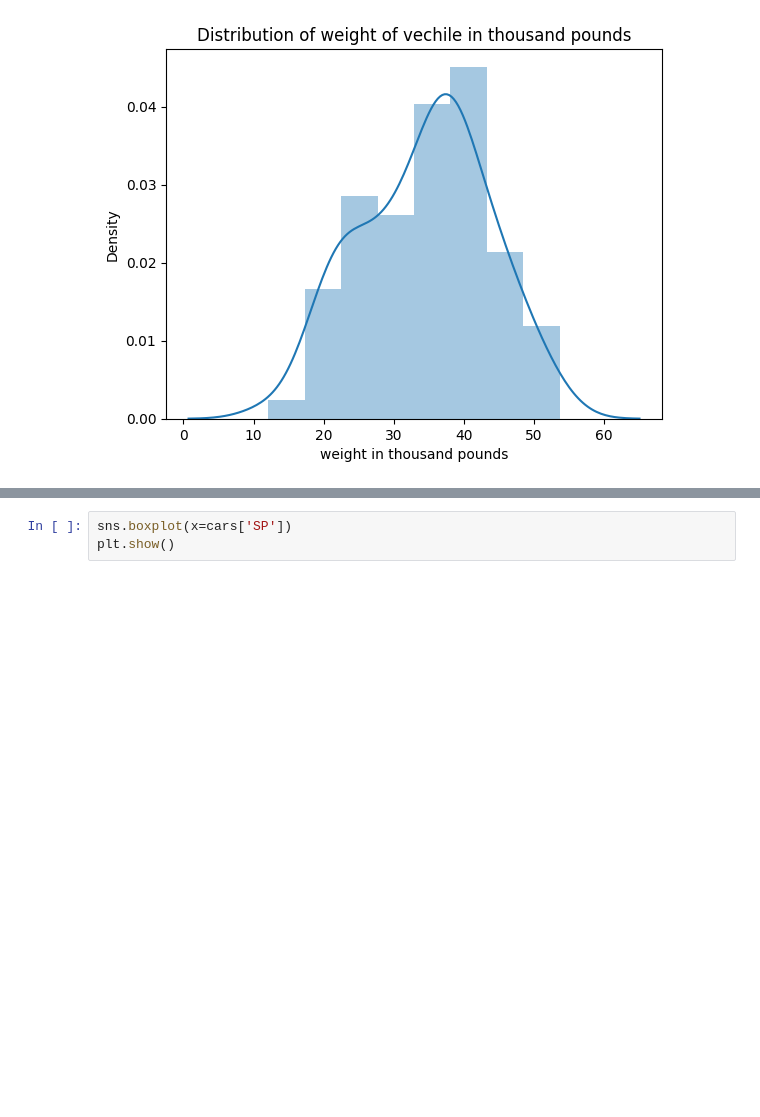
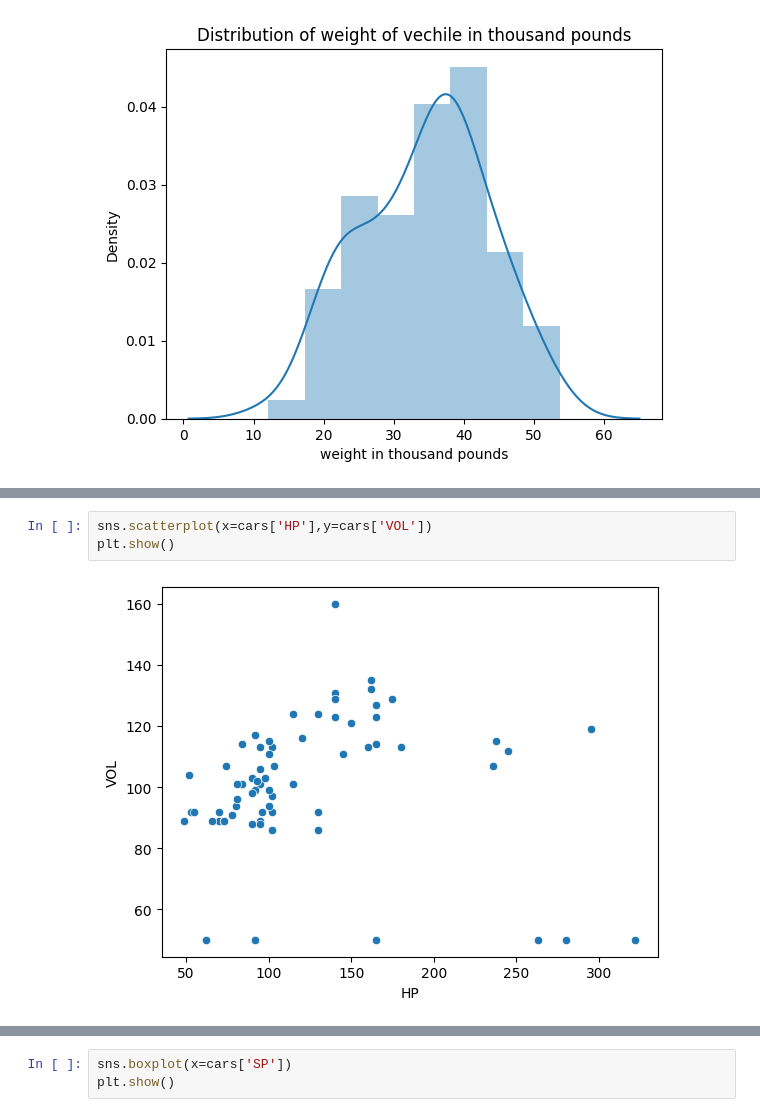
Before and after one commit to Tony-47/training, a Jupyter notebook: day_21.ipynb, the cells around one changed output, grey strips where cells are left out. Saved outputs shown, nothing was run; the diff lists cells and outputs as text; blank space fills up the shorter version.

```diff
--- a/day_21.ipynb
+++ b/day_21.ipynb
@@ -80,0 +89,5 @@ plt.show()
+# %%
+sns.scatterplot(x=cars['HP'],y=cars['VOL'])
+plt.show()
+# %% [output]
+[figure, added]
```
Also changed, not shown: parts of 8 cells of this notebook.
